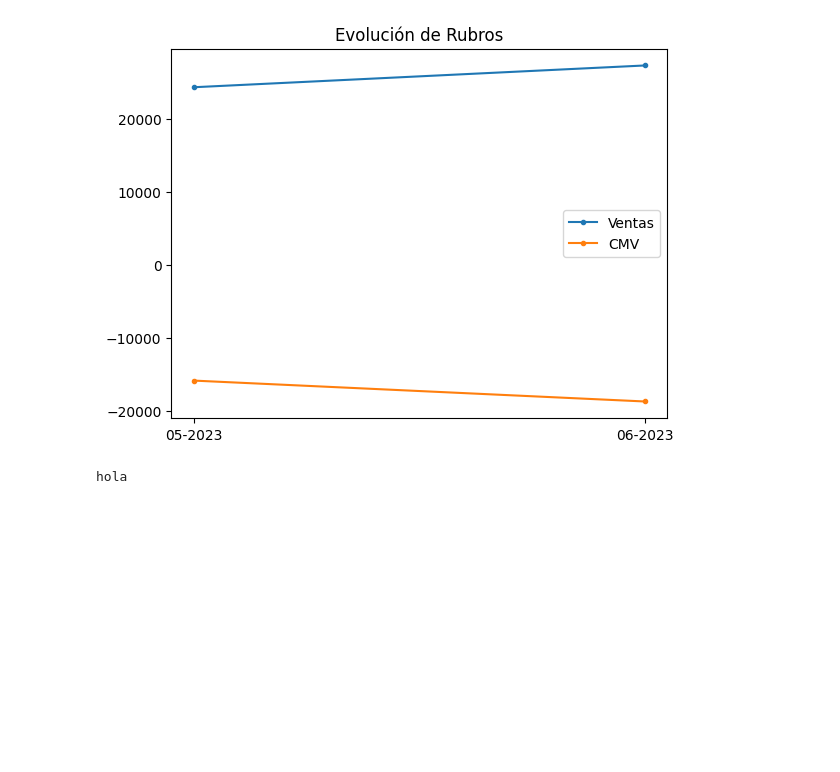
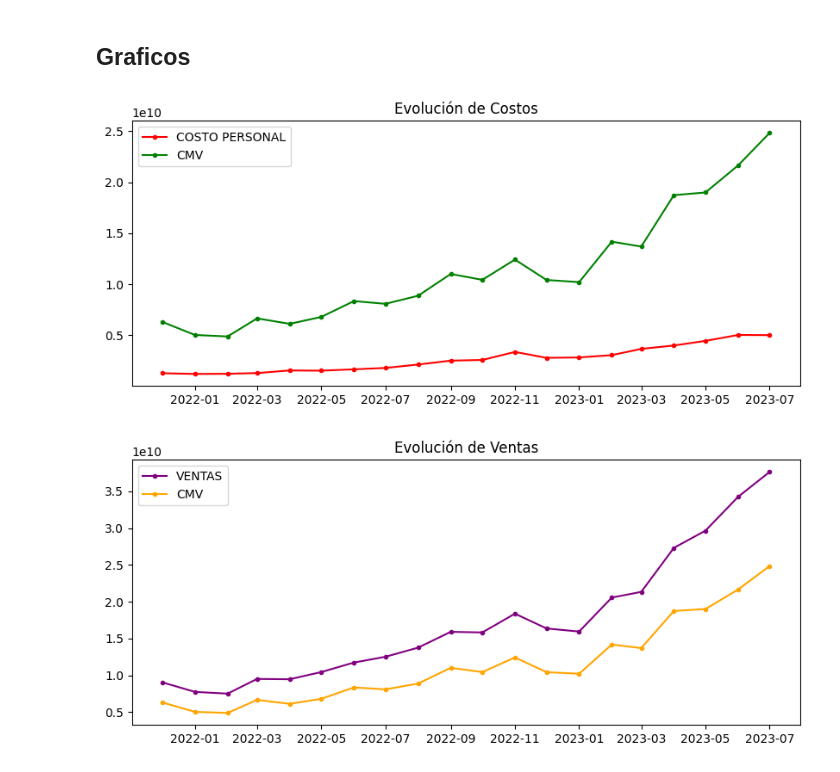
Before and after one commit to Evelyn199627/EERR, a Jupyter notebook: Practica_EERR.ipynb, the cells around one changed output. Cells and saved outputs as stored; diff of their text form; code cells hidden in the pictures; blank space fills up the shorter version.

```diff
--- a/Practica_EERR.ipynb
+++ b/Practica_EERR.ipynb
@@ -207,2 +141,25 @@ df_pivot.head()
+# %%
+wide['fecha'] = wide['fecha'].str.replace("DICIEMBRE 2021","12-2021")
+wide['fecha'] = wide['fecha'].str.replace("ENERO 2022","01-2022")
+wide['fecha'] = wide['fecha'].str.replace("FEBRERO 2022","02-2022")
+wide['fecha'] = wide['fecha'].str.replace("MARZO 2022","03-2022")
+wide['fecha'] = wide['fecha'].str.replace("ABRIL 2022","04-2022")
+wide['fecha'] = wide['fecha'].str.replace("MAYO 2022","05-2022")
+wide['fecha'] = wide['fecha'].str.replace("JUNIO 2022","06-2022")
+wide['fecha'] = wide['fecha'].str.replace("JULIO 2022","07-2022")
+wide['fecha'] = wide['fecha'].str.replace("AGOSTO 2022","08-2022")
+wide['fecha'] = wide['fecha'].str.replace("SEPTIEMBRE 2022","09-2022")
+wide['fecha'] = wide['fecha'].str.replace("OCTUBRE 2022","10-2022")
+wide['fecha'] = wide['fecha'].str.replace("NOVIEMBRE 2022","11-2022")
+wide['fecha'] = wide['fecha'].str.replace("DICIEMBRE 2022","12-2022")
+wide['fecha'] = wide['fecha'].str.replace("ENERO 2023","01-2023")
+wide['fecha'] = wide['fecha'].str.replace("FEBRERO 2023","02-2023")
+wide['fecha'] = wide['fecha'].str.replace("MARZO 2023","03-2023")
+wide['fecha'] = wide['fecha'].str.replace("ABRIL 2023","04-2023")
+wide['fecha'] = wide['fecha'].str.replace("MAYO 2023","05-2023")
+wide['fecha'] = wide['fecha'].str.replace("JUNIO 2023","06-2023")
+wide['fecha'] = wide['fecha'].str.replace("JULIO 2023","07-2023")
+# %%
+wide['fecha'] = pd.to_datetime(wide['fecha'])
 # %%
-df_pivot.sort_values(by=["Grupo", "Mes"], ascending = [False, True],inplace=True)
+wide.sort_values(by = "fecha", inplace =True)
@@ -211,2 +165,0 @@ df_pivot["valor_anterior"] = df_pivot["Saldos"].shift(1)
-# %%
-wide = df_pivot.pivot(index='Mes', columns='Grupo', values='Saldos')
@@ -220,12 +166,22 @@ wide
+# %% [markdown]
+## Graficos
+# %%
+plt.figure(figsize = (10,4))
+plt.plot(wide['fecha'], wide['COSTO PERSONAL'], label = 'COSTO PERSONAL', marker='.', color ="red")
+plt.plot(wide['fecha'], wide['COSTO DE VENTAS'], label = 'CMV', marker='.', color ="green")
+plt.title('Evolución de Costos')
+plt.legend(loc='upper left', bbox_to_anchor=(1, 20))
+plt.legend()
+plt.show()
+# %% [output]
+[figure, added]
 # %%
-plt.plot(wide.index, wide['VENTAS'], label = 'Ventas', marker='.')
-plt.plot(wide.index, wide['COSTO DE VENTAS'], label = 'CMV', marker='.')
-plt.title('Evolución de Rubros')
+plt.figure(figsize = (10,4))
+plt.plot(wide['fecha'], wide['VENTAS'], label = 'VENTAS', marker='.', color = "purple")
+plt.plot(wide['fecha'], wide['COSTO DE VENTAS'], label = 'CMV', marker='.', color ="orange")
+plt.title('Evolución de Ventas')
+plt.legend(loc='upper left', bbox_to_anchor=(1, 1))
 plt.legend()
 plt.show()
 # %% [output]
-[figure, old version]
+[figure, new version]
-# %%
-print("hola")
-# %% [output]
-hola
```
Also changed, not shown: parts of 44 cells of this notebook.
